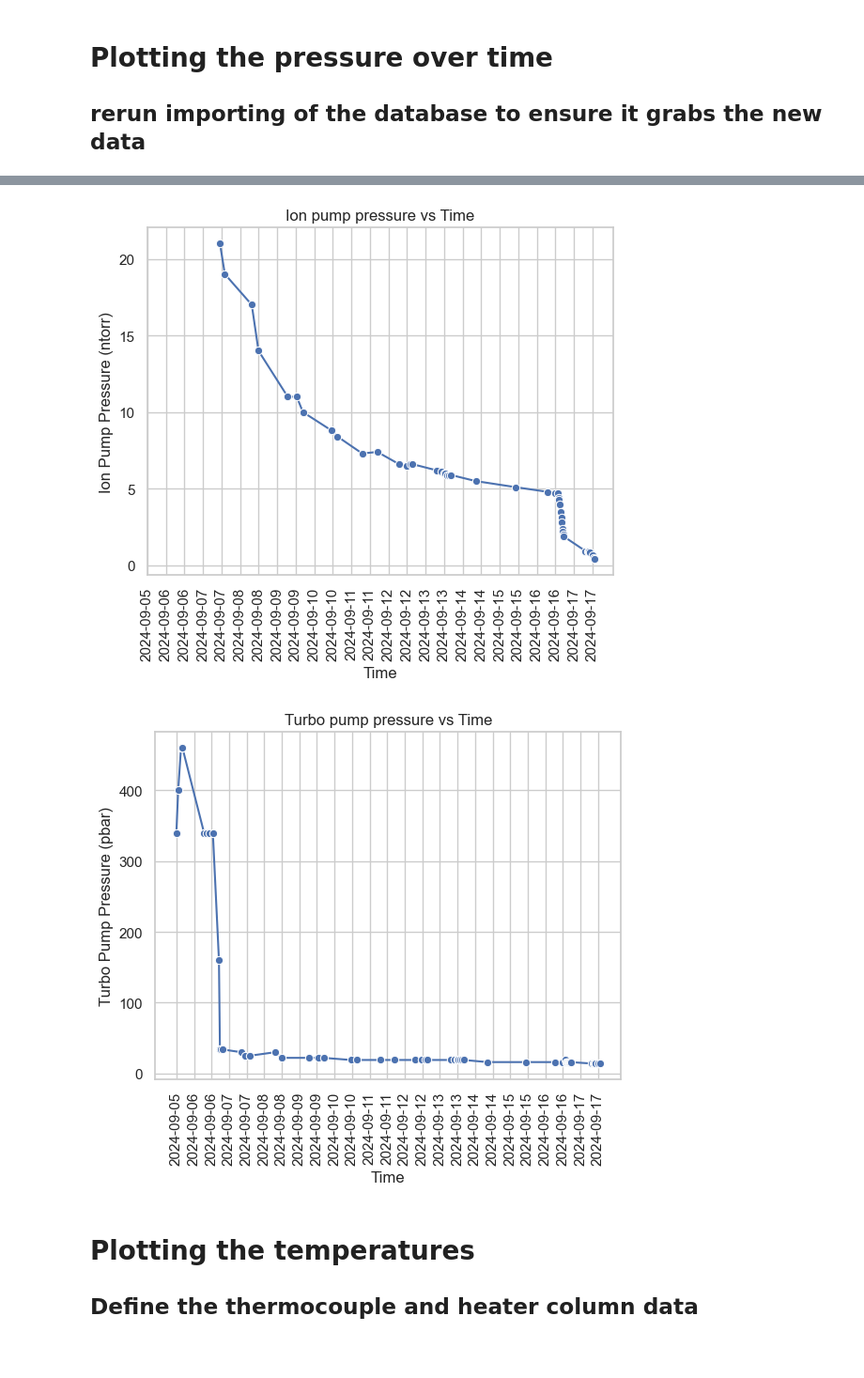
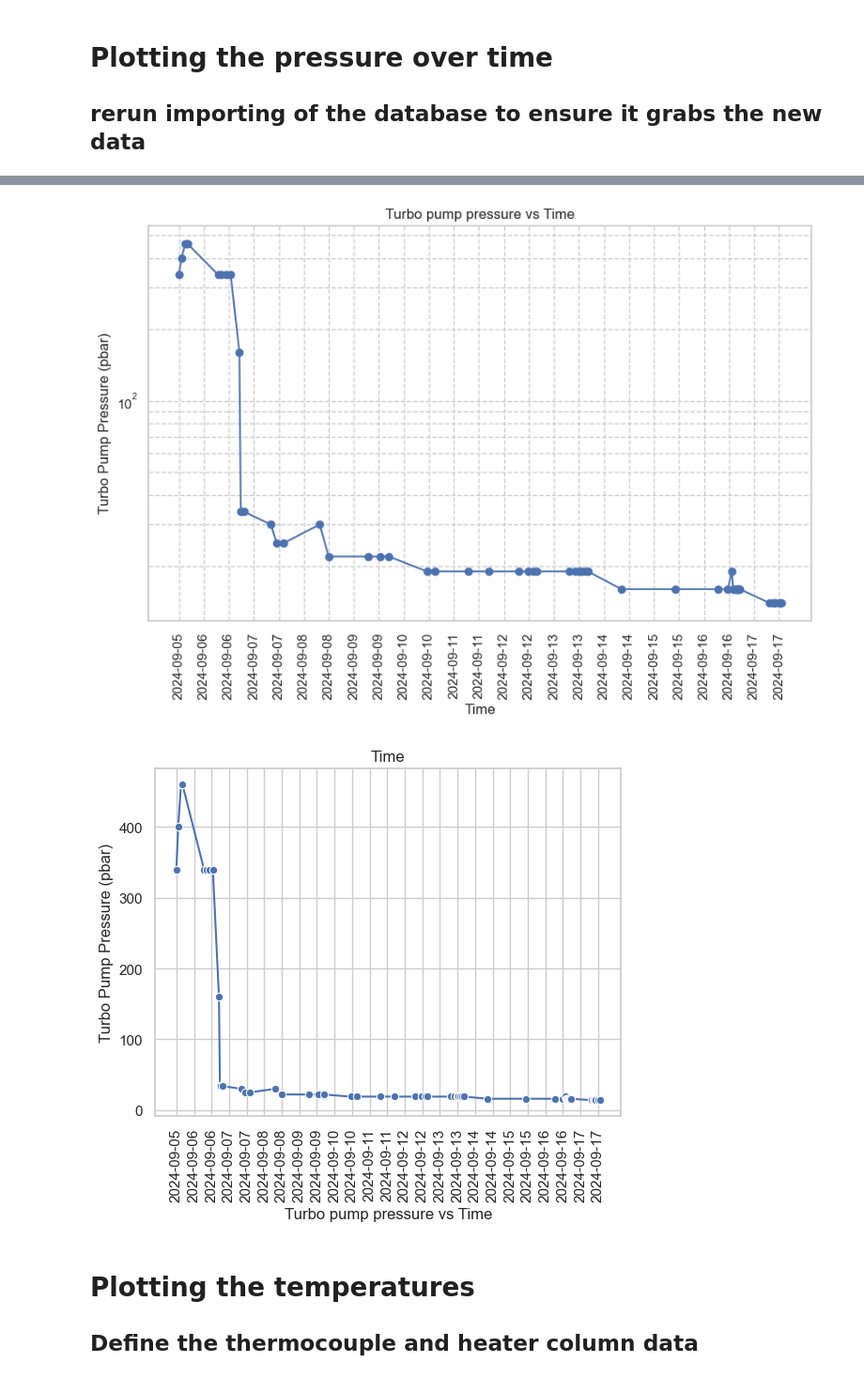
Before and after one commit to schinelab/main-lab-code, a Jupyter notebook: Baking code/pressure.ipynb, the cells around one changed output, grey strips where cells are left out. Shown at 94% size. Saved outputs shown, nothing was run; the diff lists cells and outputs as text; code cells hidden in the pictures; blank space fills up the shorter version.

```diff
--- a/Baking code/pressure.ipynb
+++ b/Baking code/pressure.ipynb
@@ -26,16 +28,19 @@ time_col = 'datetime'
 
 bake_temp_incr_date = '2024-09-02 10:40'
 bake_equilibrium_start_date = '2024-09-05 13:40'
+ion_pump_start_recording_day = '2024-09-07 12:40'
 bake_cool_down_start_date = '2024-09-16 15:00'
-end_date = '2024-09-17 14:50'
+end_date = '2024-09-18 9:05'
 
 start_time = pd.to_datetime(bake_equilibrium_start_date, format='%Y-%m-%d %H:%M')
-end_time = pd.to_datetime(end_date, format='%Y-%m-%d %H:%M')
+#end_time = pd.to_datetime(end_date, format='%Y-%m-%d %H:%M')
 
 df = df.sort_values(by='datetime')
 
+
 # Filter the DataFrame
-df = df[(df['datetime'] >= start_time) & (df['datetime'] <= end_time)]
+df = df[(df['datetime'] >= start_time) ]
+#df = df[(df['datetime'] >= start_time) & (df['datetime'] <= end_time)]
 # %%
 
 # read in the relevant data sets
@@ -54,7 +59,7 @@ ion_filtered_df = ion_filtered_df[[time_col, ion_pump_pressure_col]]  # Select o
 # %%
 
 
-def plot_shit(df, xcol, ycol, title, ylabel, xlabel, filename,time_inteval='3H'):
+def plot_shit(df, xcol, ycol, xlabel='', ylabel='',title='' ,filename='',time_inteval='3H'):
     sns.set(style="whitegrid")
 
     sns.lineplot(data=df, x=xcol, y=ycol, marker='o')
@@ -70,7 +75,7 @@ def plot_shit(df, xcol, ycol, title, ylabel, xlabel, filename,time_inteval='3H')
     plt.show()
     sns.set(style="whitegrid")
 
-def plot_log_shit(xcol,ycol,xlabel='',ylabel='',title='',time_inteval='12H',filename=filename):
+def plot_log_shit(df,xcol,ycol,xlabel='',ylabel='',title='',filename='',time_inteval='12H'):
     plt.figure(figsize=(10, 6))
     plt.semilogy(xcol, ycol, marker='o')
 
@@ -99,11 +106,9 @@ plot_log_shit(df['datetime'],df[ion_pump_pressure_col],xlabel='Time',ylabel='Ion
-# %%
-plot_shit(df, time_col, ion_pump_pressure_col,'Ion pump pressure vs Time', 'Ion Pump Pressure (ntorr)','Time', 'ion output',time_inteval='12H')
-# %% [output]
-[figure, removed]
 # %%
+plot_log_shit(df,df['datetime'], df[turbo_pump_pressure_col],xlabel='Time',ylabel='Turbo Pump Pressure (pbar)',title='Turbo pump pressure vs Time',time_inteval='12H',filename='turbo_output')
 plot_shit(df, time_col, turbo_pump_pressure_col,'Turbo pump pressure vs Time', 'Turbo Pump Pressure (pbar)','Time', 'turbo_output',time_inteval='12H')
 # %% [output]
-[figure, old version]
+[figure, new version]
+[figure, added]
 # %% [markdown]
 # Plotting the temperatures
 ## Define the thermocouple and heater column data
```
Also changed, not shown: parts of 3 cells of this notebook, 1 other file.
